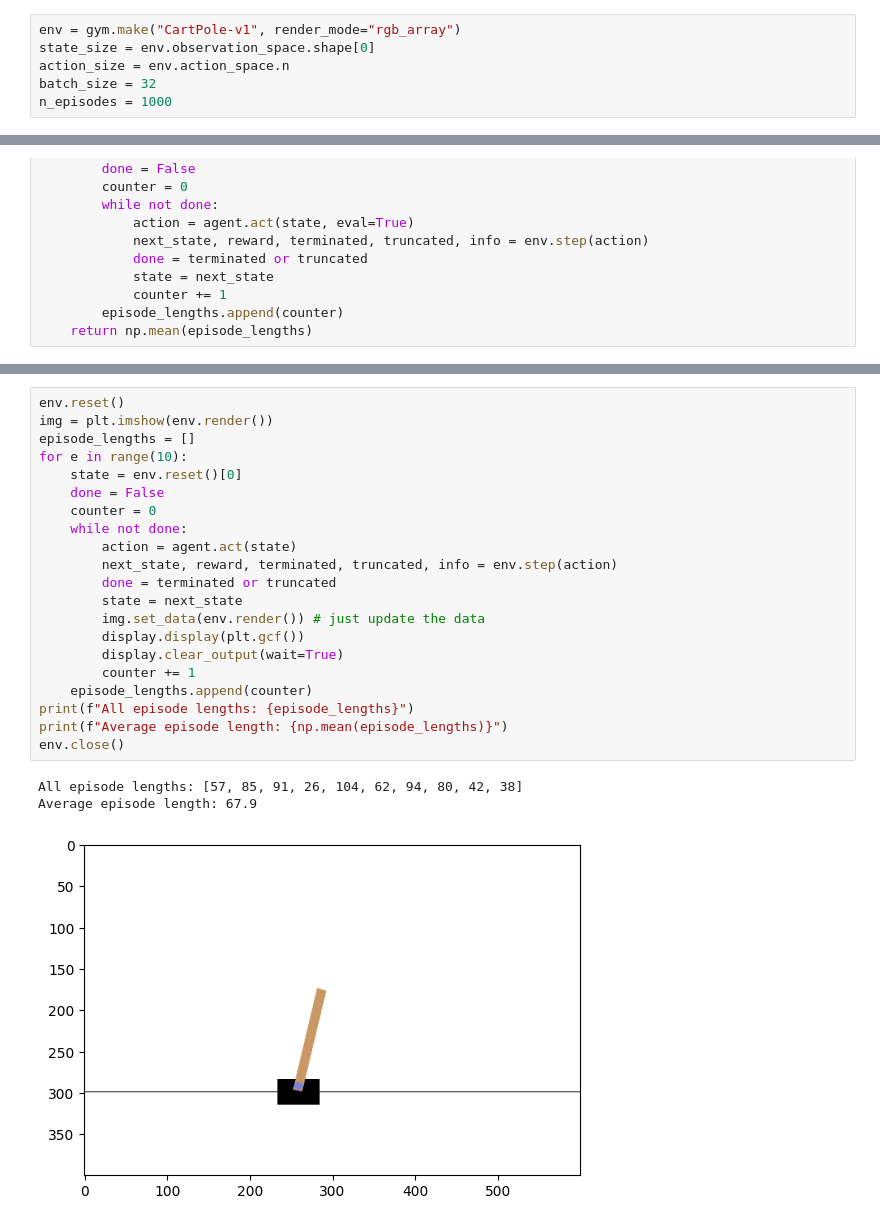
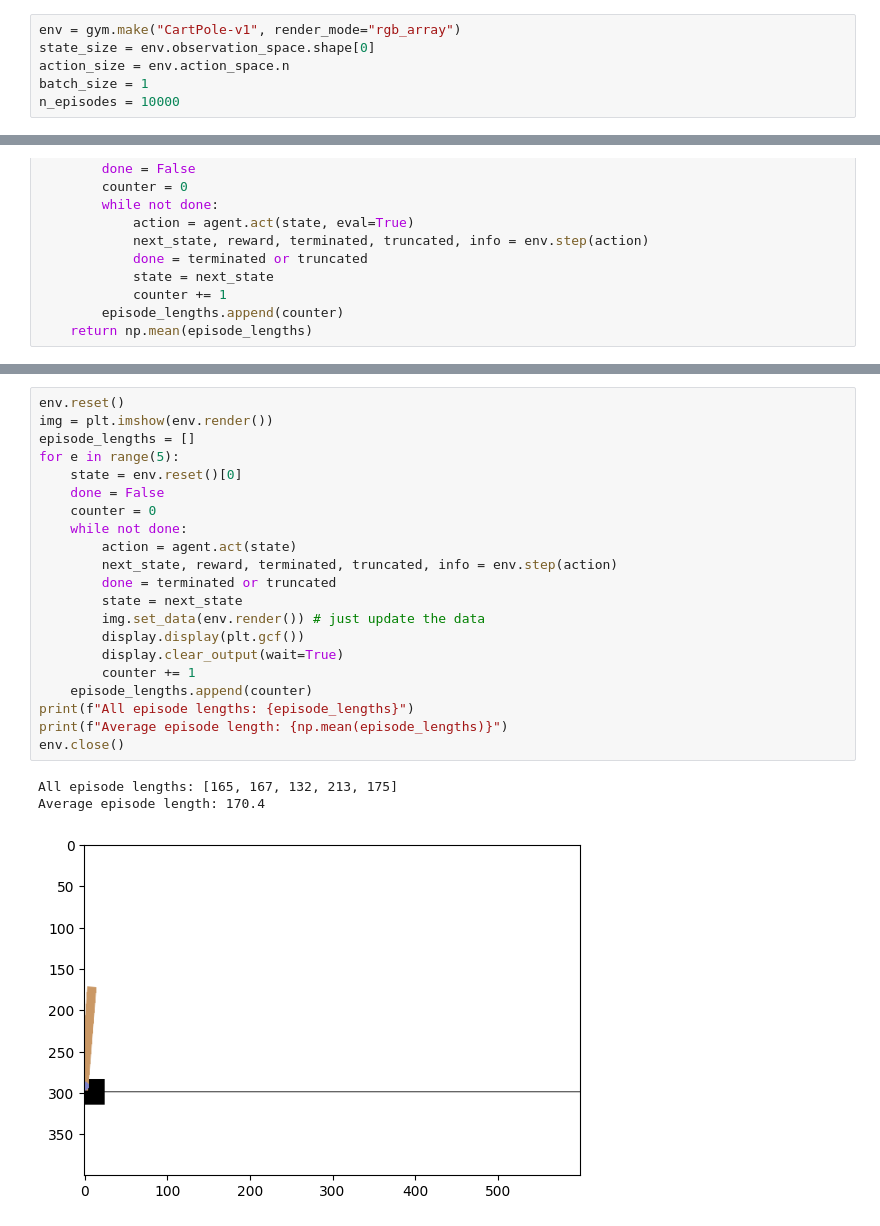
Before and after one commit to sujaygarlanka/567-final-project, a Jupyter notebook: code/cartpole/cartpole_matrix.ipynb, the cells around one changed output, grey strips where cells are left out. Saved outputs shown, nothing was run; the diff lists cells and outputs as text.

```diff
--- a/code/cartpole/cartpole_matrix.ipynb
+++ b/code/cartpole/cartpole_matrix.ipynb
@@ -17,8 +17,8 @@ import matplotlib.pyplot as plt
 env = gym.make("CartPole-v1", render_mode="rgb_array")
 state_size = env.observation_space.shape[0]
 action_size = env.action_space.n
-batch_size = 32
-n_episodes = 1000
+batch_size = 1
+n_episodes = 10000
 # %%
 class NN(Network):
 
@@ -155,25 +155,25 @@ episode: 999/1000, score: 32, e: 0.00998645168764533
 # %%
 env.reset()
 img = plt.imshow(env.render())
 episode_lengths = []
-for e in range(10):
+for e in range(5):
     state = env.reset()[0]
     done = False
     counter = 0
     while not done:
         action = agent.act(state)
         next_state, reward, terminated, truncated, info = env.step(action)
         done = terminated or truncated
         state = next_state
         img.set_data(env.render()) # just update the data
         display.display(plt.gcf())
         display.clear_output(wait=True)
         counter += 1
     episode_lengths.append(counter)
 print(f"All episode lengths: {episode_lengths}")
 print(f"Average episode length: {np.mean(episode_lengths)}")
 env.close()
 # %% [output]
-All episode lengths: [57, 85, 91, 26, 104, 62, 94, 80, 42, 38]
-Average episode length: 67.9
+All episode lengths: [165, 167, 132, 213, 175]
+Average episode length: 170.4
-[figure, old version]
+[figure, new version]
```
Also changed, not shown: parts of 1 cell of this notebook, 2 other files.
